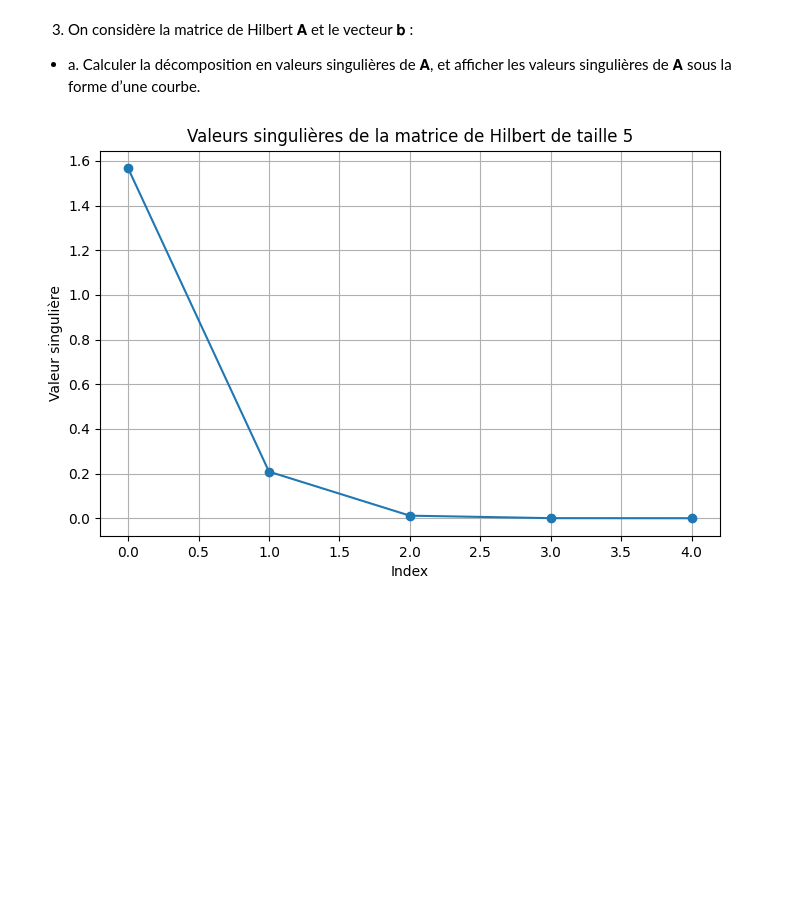
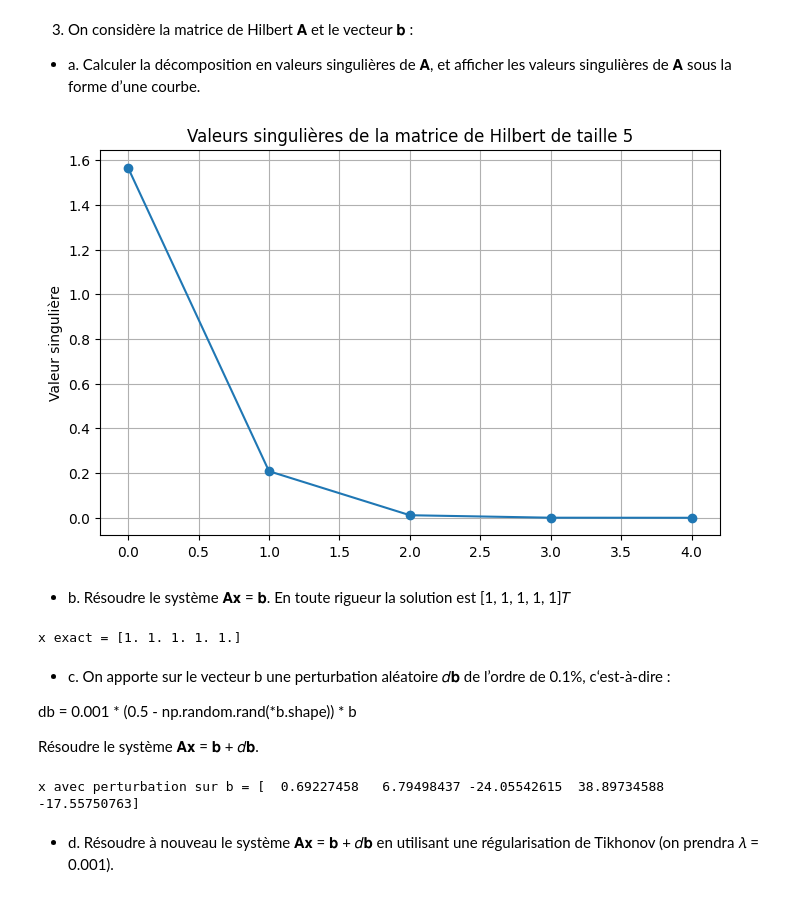
Before and after one commit to PM-Poisson/Analyse-Numerique, a Jupyter notebook: TP1_ex1.ipynb, the cells around one changed output. Drawn from its saved outputs; the diff is of its cells as text; code cells hidden in the pictures; blank space fills up the shorter version.

```diff
--- a/TP1_ex1.ipynb
+++ b/TP1_ex1.ipynb
@@ -75,15 +75,36 @@ Produit des déterminants det(H) * det(H^-1) : 0.9354339765975195 --> doit être
 courbe.
 # %%
 A = hilbert(5)
-b = [137/160, 29/20, 153/140, 743/840, 1879/2520]
+b = np.array([137/60, 29/20, 153/140, 743/840, 1879/2520])
 
 U, S, V = alg.svd(A)
 
 plt.figure(figsize=(8, 5))
 plt.plot(S, marker='o')
 plt.title("Valeurs singulières de la matrice de Hilbert de taille 5")
 plt.ylabel("Valeur singulière")
 plt.grid()
 plt.show()
 # %% [output]
-[figure, old version]
+[figure, new version]
+# %% [markdown]
+- b. Résoudre le système 𝐀𝐱 = 𝐛.
+En toute rigueur la solution est [1, 1, 1, 1, 1]𝑇
+# %%
+print("x exact =", alg.solve(A, b))
+# %% [output]
+x exact = [1. 1. 1. 1. 1.]
+# %% [markdown]
+- c. On apporte sur le vecteur b une perturbation aléatoire 𝑑𝐛 de l’ordre de 0.1%, c‘est-à-dire :
+
+db = 0.001 * (0.5 - np.random.rand(*b.shape)) * b
+
+Résoudre le système 𝐀𝐱 = 𝐛 + 𝑑𝐛.
+# %%
+db = 0.001 * (0.5 - np.random.rand(*b.shape)) * b
+
+print("x avec perturbation sur b =", alg.solve(A, b + db))
+# %% [output]
+x avec perturbation sur b = [  0.69227458   6.79498437 -24.05542615  38.89734588 -17.55750763]
+# %% [markdown]
+- d. Résoudre à nouveau le système 𝐀𝐱 = 𝐛 + 𝑑𝐛 en utilisant une régularisation de Tikhonov (on prendra 𝜆 = 0.001).
```
Also changed, not shown: 1 other file.
